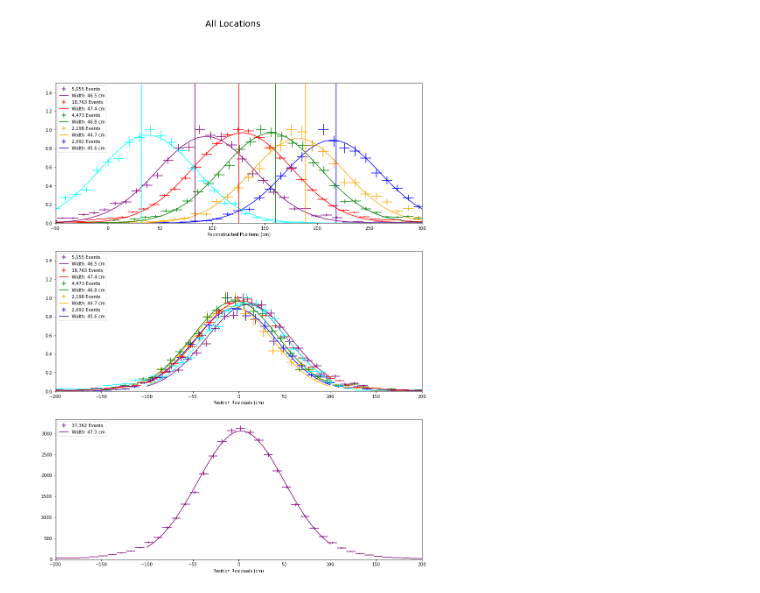
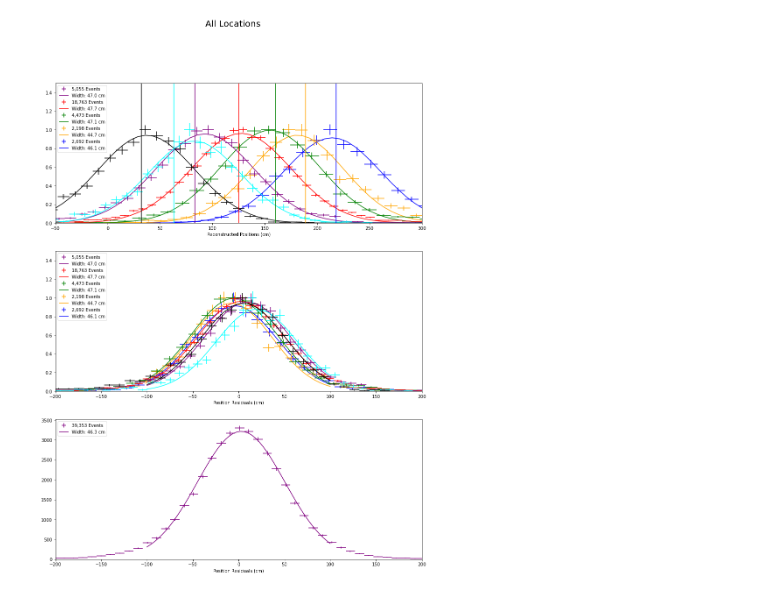
Before and after one commit to peckalec/fcal_project, a Jupyter notebook: SingleBarCosmics.ipynb, the cells around one changed output. Cells and saved outputs as stored; diff of their text form; code cells hidden in the pictures.

```diff
--- a/SingleBarCosmics.ipynb
+++ b/SingleBarCosmics.ipynb
@@ -60,9 +26,9 @@ SetLandau()
 # %%
-testpoints=np.array([232,203,174,139,97,46])
+testpoints=np.array([232,203,174,139,97,77,46])
 locations = testpoints - 14
 dataframes = [-666]*len(locations)
-positions = ["Far Right", "Center Right", "Right", "Center", "Left","Far Left"] #"Center Left"
-colors=["blue","orange","green","red","purple","cyan"] #"black"
+positions = ["Far Right", "Center Right", "Right", "Center", "Left","Center Left", "Far Left"]
+colors=["blue","orange","green","red","purple","cyan", "black"]
 # %%
 for i in range(len(locations)):
     with open(f'raw_data/longbar_take2/Pos_{testpoints[i]}_5mV.pkl', 'rb') as f:
@@ -100,7 +66,7 @@ for i in range(len(locations)):
     ax[1][0].legend()
 
     ax[1][1].set_xlabel("L-R Time Difference (ns)")
-    ax[1][1].set_ylabel("$\log{L/R}$ Amplitude")
+    ax[1][1].set_ylabel("$lnL/R$ Amplitude")
     AmpDistance = ax[1][1].hist2d(dataframes[i].ch3_time_fit - dataframes[i].ch4_time_fit, np.log(dataframes[i].ch3_P2P_fit/dataframes[i].ch4_P2P_fit),bins=(100,100),cmin=1,label=f"{len(dataframes[i].ch4_time_fit)} Events",range=[[-20, 20], [-5, 5]])
     fig.colorbar(AmpDistance[-1],ax=ax[1][1])
 
@@ -199,9 +166,9 @@ binresolution = 10
 fig,ax = plt.subplots(3,1,figsize=(15,20))
 fig.suptitle("All Locations", fontsize=20)
 for i in range(len(dataframes)):
-    bincount = int(np.floor( ( max(dataframes[i].eval(f"(ch3_time_fit-ch4_time_fit)*{p[0]}+{p[1]}"))
-                              -min(dataframes[i].eval(f"(ch3_time_fit-ch4_time_fit)*{p[0]}+{p[1]}")) )/binresolution ))
-    histdatas[i]=ax[0].hist(dataframes[i].eval(f"(ch3_time_fit-ch4_time_fit)*{p[0]}+{p[1]}"),bincount,visible=False)
+    bincount = int(np.floor( ( max(dataframes[i].eval(f"(ch3_time_fit-ch4_time_fit)*{p_time[0]}+{p_time[1]}"))
+                              -min(dataframes[i].eval(f"(ch3_time_fit-ch4_time_fit)*{p_time[0]}+{p_time[1]}")) )/binresolution ))
+    histdatas[i]=ax[0].hist(dataframes[i].eval(f"(ch3_time_fit-ch4_time_fit)*{p_time[0]}+{p_time[1]}"),bincount,visible=False)
     bincenters = histdatas[i][1][1:]/2+histdatas[i][1][:-1]/2
 
     coeff, covar = curve_fit(gaus, bincenters, histdatas[i][0]/max(histdatas[i][0]),p0=(1,locations[i],25))
@@ -213,9 +180,9 @@ for i in range(len(dataframes)):
                    color = colors[i],label=f"{len(dataframes[i]):,} Events",linestyle="")
 
     #make residuals plot
-    allresiduals += dataframes[i].eval(f"((ch3_time_fit-ch4_time_fit)*{p[0]}+{p[1]})-({locations[i]})").tolist()
+    allresiduals += dataframes[i].eval(f"((ch3_time_fit-ch4_time_fit)*{p_time[0]}+{p_time[1]})-({locations[i]})").tolist()
 
-    rescount,resbins,resbars = ax[1].hist(dataframes[i].eval(f"((ch3_time_fit-ch4_time_fit)*{p[0]}+{p[1]})-({locations[i]})"),bincount,
+    rescount,resbins,resbars = ax[1].hist(dataframes[i].eval(f"((ch3_time_fit-ch4_time_fit)*{p_time[0]}+{p_time[1]})-({locations[i]})"),bincount,
                                           label=f"{len(dataframes[i].ch4_time_fit)} Events",visible=False,histtype="step")
     rescenters = resbins[1:]/2+resbins[:-1]/2
     coeff, covar = curve_fit(gaus, rescenters, rescount/max(rescount),p0=(1,0,25))
@@ -231,8 +198,8 @@ bincount = int(np.floor( ( max(allresiduals) - min(allresiduals) )/binresolution
 rescount,resbins,resbars = ax[2].hist(allresiduals,bincount,visible=False)
 #print("bin resolution",resbins[1]-resbins[0])
 rescenters = resbins[1:]/2+resbins[:-1]/2
-coeff, covar = curve_fit(gaus, rescenters, rescount,p0=(1000,0,25)) #,w=np.sqrt((zerr/z)**2+(err/y)**2)
-myplt, = ax[2].plot(np.linspace(-100,100,50),gaus(np.linspace(-100,100,50),*coeff),label=f"Width: {abs(coeff[2]):.1f} cm",color='purple')
+coeff_res_time, covar_res_time = curve_fit(gaus, rescenters, rescount,p0=(1000,0,25)) #,w=np.sqrt((zerr/z)**2+(err/y)**2)
+myplt, = ax[2].plot(np.linspace(-100,100,50),gaus(np.linspace(-100,100,50),*coeff_res_time),label=f"Width: {abs(coeff[2]):.1f} cm",color='purple')
 myerr = ax[2].errorbar(rescenters,rescount,
                xerr = 0.5*(rescenters[1]-rescenters[0]),yerr = np.sqrt(rescount),
                color = 'purple',linestyle="", label=f"{len(allresiduals):,} Events")
@@ -331,11 +471,10 @@ binresolution = 10
 fig,ax = plt.subplots(3,1,figsize=(15,20))
 fig.suptitle("All Locations", fontsize=20)
 for i in range(len(dataframes)):
-    bincount = int(np.floor( ( max(dataframes[i].eval(f"(log(ch3_P2P_fit/ch4_P2P_fit)-{AmpLogFit[1]})/{AmpLogFit[0]}"))
-                              -min(dataframes[i].eval(f"(log(ch3_P2P_fit/ch4_P2P_fit)-{AmpLogFit[1]})/{AmpLogFit[0]}")) )/binresolution ))
-    histdatas[i]=ax[0].hist(dataframes[i].eval(f"(log(ch3_P2P_fit/ch4_P2P_fit)-{AmpLogFit[1]})/{AmpLogFit[0]}"),bincount,visible=False)
+    bincount = int(np.sqrt(len(dataframes[i])))#int(np.floor( ( max(dataframes[i].eval(f"(log(ch4_P2P_fit/ch3_P2P_fit)-{AmpLogFit[1]})/{AmpLogFit[0]}"))
+                              #-min(dataframes[i].eval(f"(log(ch4_P2P_fit/ch3_P2P_fit)-{AmpLogFit[1]})/{AmpLogFit[0]}")) )/binresolution ))
+    histdatas[i]=ax[0].hist(dataframes[i].eval(f"log(ch4_P2P_fit/ch3_P2P_fit)*{AmpLogFit[0]}+{AmpLogFit[1]}"),bincount,visible=False)
     bincenters = histdatas[i][1][1:]/2+histdatas[i][1][:-1]/2
-
     coeff, covar = curve_fit(gaus, bincenters, histdatas[i][0]/max(histdatas[i][0]),p0=(1,locations[i],25))
 
     fits[i], = ax[0].plot(np.linspace(-50,300,50),gaus(np.linspace(-50,300,50),*coeff),
@@ -345,42 +484,42 @@ for i in range(len(dataframes)):
                    color = colors[i],label=f"{len(dataframes[i]):,} Events",linestyle="")
 
     #make residuals plot
-    allresiduals += dataframes[i].eval(f"(log(ch3_P2P_fit/ch4_P2P_fit)-{AmpLogFit[1]})/{AmpLogFit[0]}-({locations[i]})").tolist()
+    allresiduals += dataframes[i].eval(f"log(ch4_P2P_fit/ch3_P2P_fit)*{AmpLogFit[0]}+{AmpLogFit[1]}-({locations[i]})").tolist()
 
-    rescount,resbins,resbars = ax[1].hist(dataframes[i].eval(f"(log(ch3_P2P_fit/ch4_P2P_fit)-{AmpLogFit[1]})/{AmpLogFit[0]}-({locations[i]})"),bincount,
+    rescount,resbins,resbars = ax[1].hist(dataframes[i].eval(f"log(ch4_P2P_fit/ch3_P2P_fit)*{AmpLogFit[0]}+{AmpLogFit[1]}-({locations[i]})"),bincount,
                                           label=f"{len(dataframes[i].ch4_time_fit)} Events",visible=False,histtype="step")
     rescenters = resbins[1:]/2+resbins[:-1]/2
     coeff, covar = curve_fit(gaus, rescenters, rescount/max(rescount),p0=(1,0,25))
 
     ax[1].plot(np.linspace(-100,100,50),gaus(np.linspace(-100,100,50),*coeff),
                label=f"Width: {abs(coeff[2]):.1f} cm",color=colors[i])
     ax[1].errorbar(rescenters,rescount/max(rescount),
                    xerr = 0.5*(rescenters[1]-rescenters[0]), yerr = np.sqrt(rescount)/max(rescount),
                    color = colors[i],linestyle="")
 for i in range(len(dataframes)):
     ax[0].vlines(locations[i],0,10,color = colors[i])
 bincount = int(np.floor( ( max(allresiduals) - min(allresiduals) )/binresolution ))
 #print(len(allresiduals))
 rescount,resbins,resbars = ax[2].hist(allresiduals,bincount,visible=False)
 #print("bin resolution",resbins[1]-resbins[0])
 rescenters = resbins[1:]/2+resbins[:-1]/2
-coeff, covar = curve_fit(gaus, rescenters, rescount,p0=(1000,0,25))
-myplt, = ax[2].plot(np.linspace(-100,100,50),gaus(np.linspace(-100,100,50),*coeff),label=f"Width: {abs(coeff[2]):.1f} cm",color='purple')
+coeff_res_amp, covar_res_amp = curve_fit(gaus, rescenters, rescount,p0=(1000,0,25))
+myplt, = ax[2].plot(np.linspace(-100,100,50),gaus(np.linspace(-100,100,50),*coeff_res_amp),label=f"Width: {abs(coeff[2]):.1f} cm",color='purple')
 myerr = ax[2].errorbar(rescenters,rescount,
                xerr = 0.5*(rescenters[1]-rescenters[0]),yerr = np.sqrt(rescount),
                color = 'purple',linestyle="", label=f"{len(allresiduals):,} Events")
 
 ax[0].set_xlim(-50,300)
 ax[0].set_ylim(0,1.5)
 ax[0].set_xlabel("Reconstructed Positions (cm)")
 ax[0].legend(handles=[errs[4],fits[4],errs[3],fits[3],errs[2],fits[2],errs[1],fits[1],errs[0],fits[0]],loc='upper left')
 ax[1].set_xlim(-200,200)
 ax[1].set_ylim(0,1.5)
 ax[1].set_xlabel("Position Residuals (cm)")
 ax[1].legend(handles=[errs[4],fits[4],errs[3],fits[3],errs[2],fits[2],errs[1],fits[1],errs[0],fits[0]],loc='upper left')
 ax[2].set_xlim(-200,200)
 ax[2].set_xlabel("Position Residuals (cm)")
 ax[2].legend(handles=[myerr,myplt],loc='upper left')
 plt.show()
 # %% [output]
-[figure, old version]
+[figure, new version]
```
Also changed, not shown: parts of 16 cells of this notebook, 1 other file.
